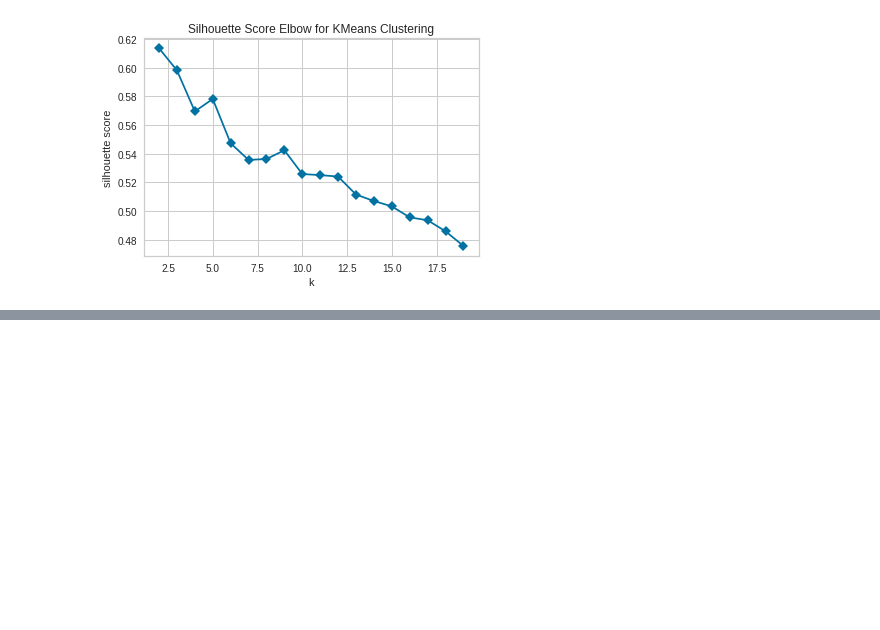
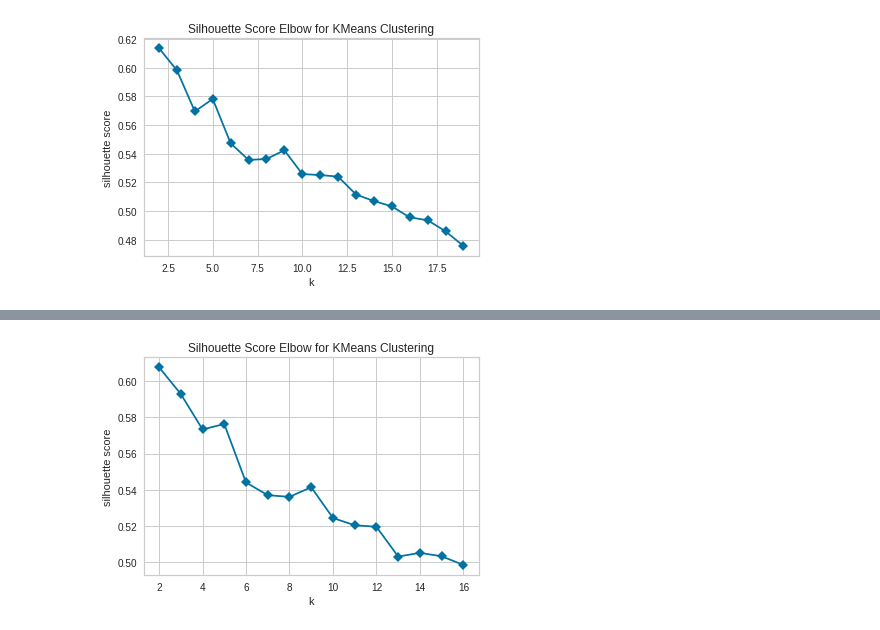
Before and after one commit to bentechno/datasciencecourses, a Jupyter notebook: 1BlogPostMonthKmeans.ipynb, the cells around one changed output, grey strips where cells are left out. Saved outputs shown, nothing was run; the diff lists cells and outputs as text; code cells hidden in the pictures; blank space fills up the shorter version.

```diff
--- a/1BlogPostMonthKmeans.ipynb
+++ b/1BlogPostMonthKmeans.ipynb
@@ -103,0 +165,8 @@ visualizer.poof()
+# %%
+kmeans = KMeans(random_state=0)
+# Instantiate the KElbowVisualizer with the number of clusters and the metric
+visualizer = KElbowVisualizer(kmeans, k=(2,17), metric='silhouette', timings=False)
+visualizer.fit(dataAll1)
+visualizer.poof()
+# %% [output]
+[figure, added]
```
Also changed, not shown: parts of 19 cells of this notebook.
